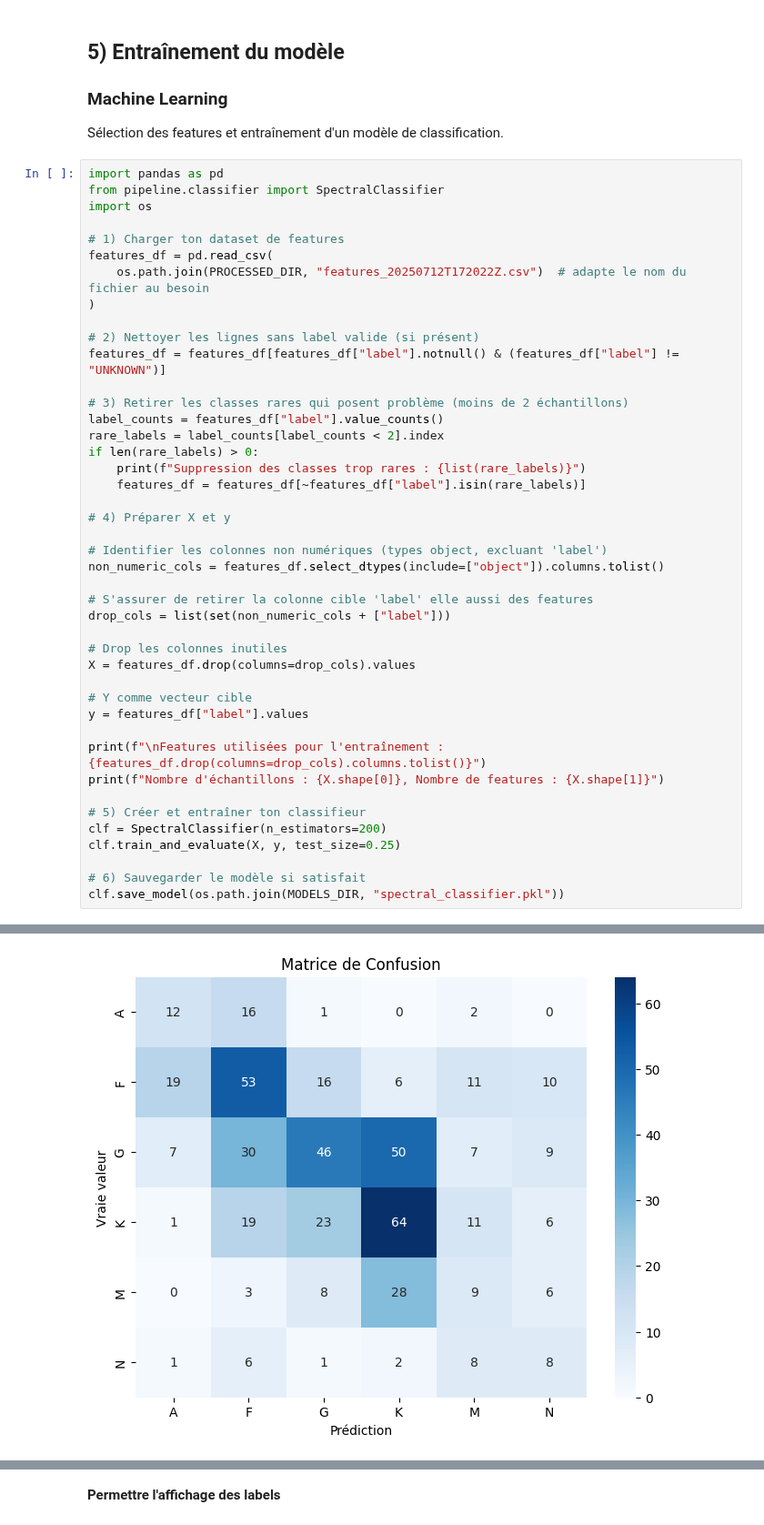
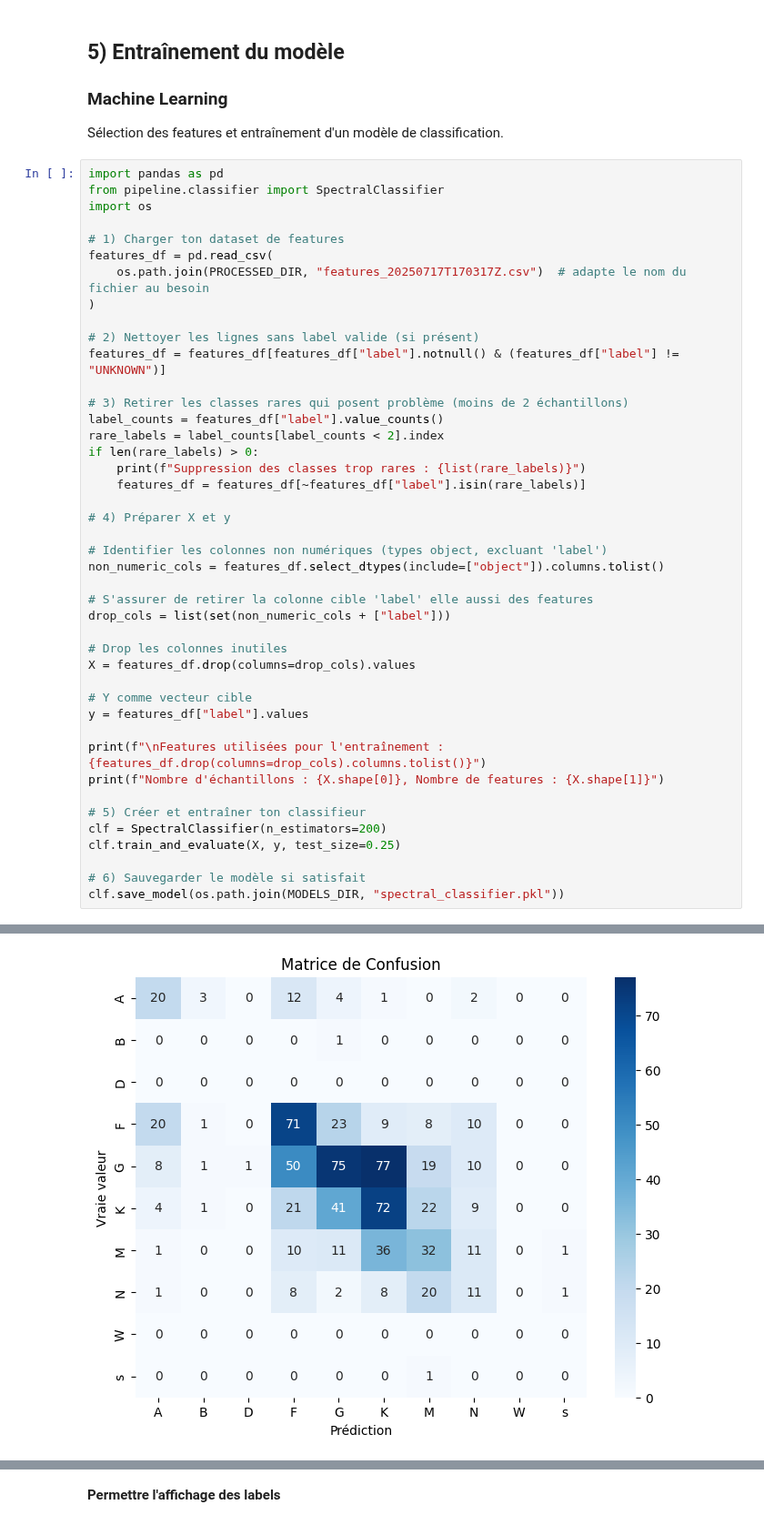
Before and after one commit to PhD-Brown/AstroSpectro, a Jupyter notebook: notebooks/00_master_pipeline.ipynb, the cells around one changed output, grey strips where cells are left out. Shown at 91% size. Drawn from its saved outputs; the diff is of its cells as text.

```diff
--- a/notebooks/00_master_pipeline.ipynb
+++ b/notebooks/00_master_pipeline.ipynb
@@ -251,7 +254,7 @@ import os
 
 # 1) Charger ton dataset de features
 features_df = pd.read_csv(
-    os.path.join(PROCESSED_DIR, "features_20250712T172022Z.csv")  # adapte le nom du fichier au besoin
+    os.path.join(PROCESSED_DIR, "features_20250717T170317Z.csv")  # adapte le nom du fichier au besoin
 )
 
 # 2) Nettoyer les lignes sans label valide (si présent)
@@ -311,4 +311,4 @@ weighted avg       0.40      0.38      0.38       499
-[figure, old version]
+[figure, new version]
   > Modèle sauvegardé dans : c:\Users\alexb\Documents\Google_Cloud\alex_labs_google_sprint\astro_spectro_git\data\models\spectral_classifier.pkl
 # %% [markdown]
 **Permettre l'affichage des labels**
```
Also changed, not shown: parts of 6 cells of this notebook, 11 other files.
